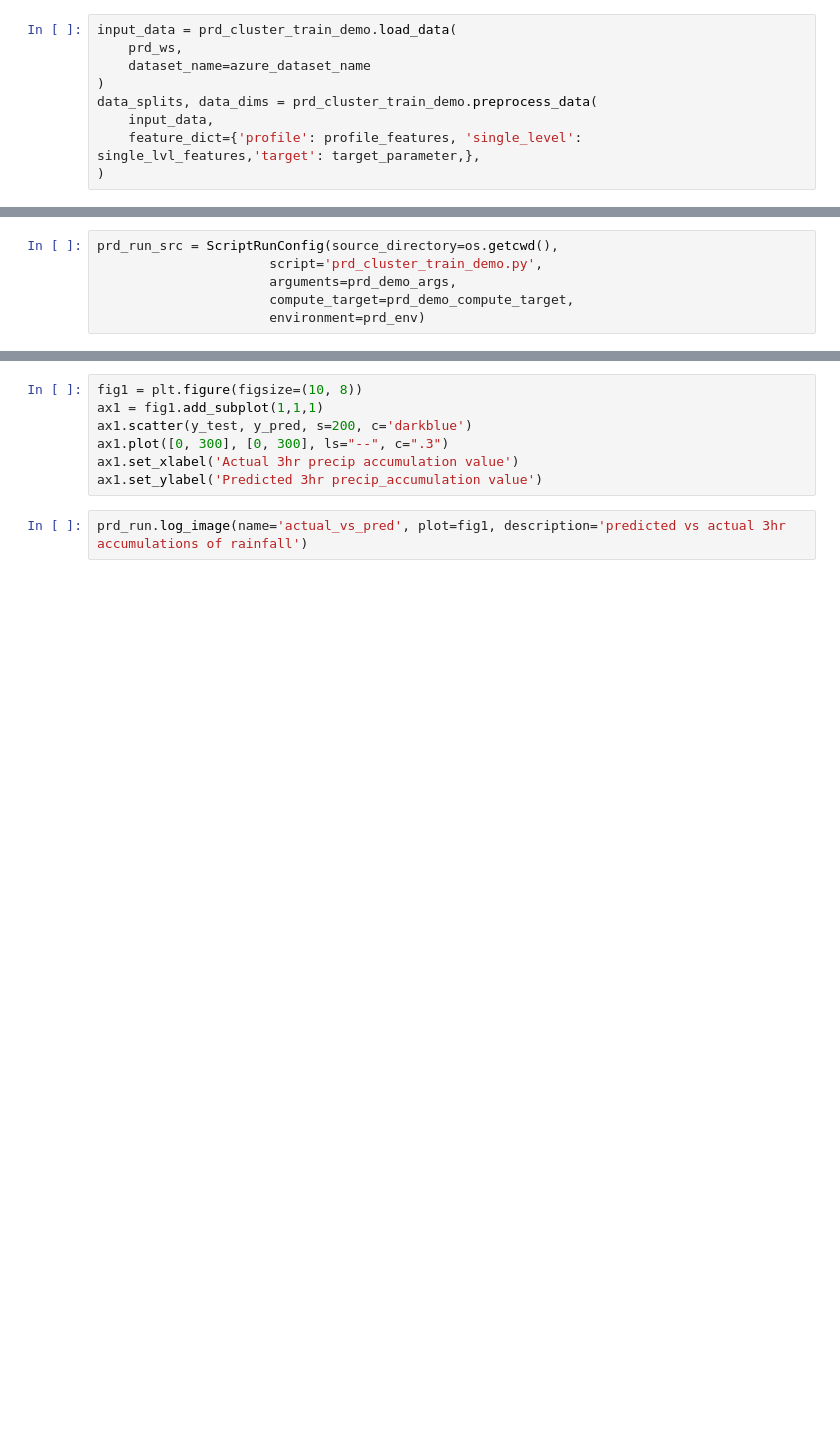
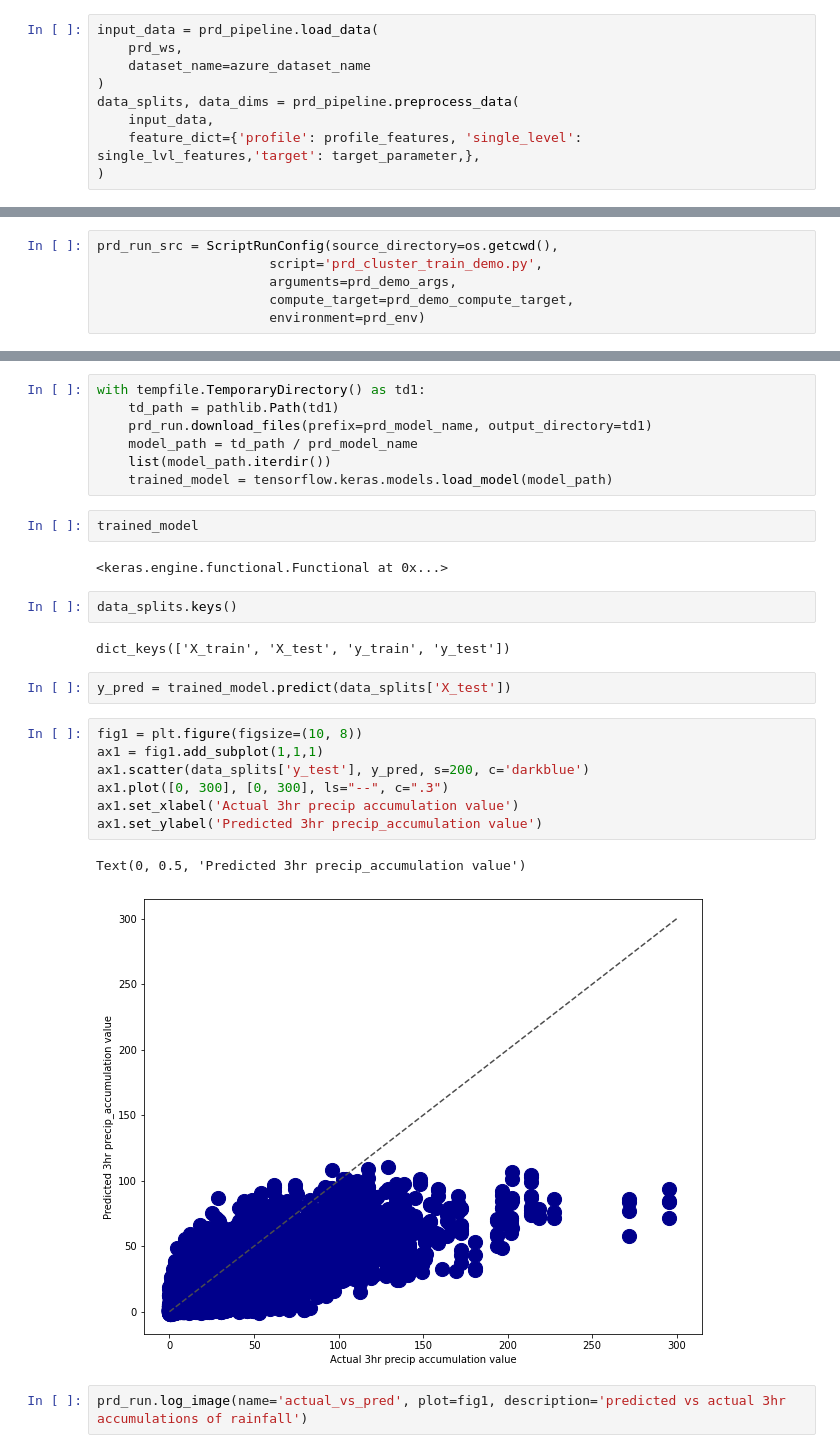
Before and after one commit to informatics-lab/precip_rediagnosis, a Jupyter notebook: model_pipeline/prd_mlops_azml_cluster_demo.ipynb, the cells around one changed output, grey strips where cells are left out. Saved outputs shown, nothing was run; the diff lists cells and outputs as text; blank space fills up the shorter version.

Commit message:
Updated notebook code to do some inference and plotting with trained model.

```diff
--- a/model_pipeline/prd_mlops_azml_cluster_demo.ipynb
+++ b/model_pipeline/prd_mlops_azml_cluster_demo.ipynb
@@ -117,9 +70,9 @@ sklearn.__version__
 # %%
-input_data = prd_cluster_train_demo.load_data(
+input_data = prd_pipeline.load_data(
     prd_ws,
     dataset_name=azure_dataset_name
 )
-data_splits, data_dims = prd_cluster_train_demo.preprocess_data(
+data_splits, data_dims = prd_pipeline.preprocess_data(
     input_data,
     feature_dict={'profile': profile_features, 'single_level': single_lvl_features,'target': target_parameter,},
 )
@@ -203,10 +141,30 @@ plt.xlabel('epochs')
+# %%
+with tempfile.TemporaryDirectory() as td1:
+    td_path = pathlib.Path(td1)
+    prd_run.download_files(prefix=prd_model_name, output_directory=td1)
+    model_path = td_path / prd_model_name
+    list(model_path.iterdir())
+    trained_model = tensorflow.keras.models.load_model(model_path)
+# %%
+trained_model
+# %% [output]
+<keras.engine.functional.Functional at 0x...>
+# %%
+data_splits.keys()
+# %% [output]
+dict_keys(['X_train', 'X_test', 'y_train', 'y_test'])
+# %%
+y_pred = trained_model.predict(data_splits['X_test'])
 # %%
 fig1 = plt.figure(figsize=(10, 8))
 ax1 = fig1.add_subplot(1,1,1)
-ax1.scatter(y_test, y_pred, s=200, c='darkblue')
+ax1.scatter(data_splits['y_test'], y_pred, s=200, c='darkblue')
 ax1.plot([0, 300], [0, 300], ls="--", c=".3")
 ax1.set_xlabel('Actual 3hr precip accumulation value')
 ax1.set_ylabel('Predicted 3hr precip_accumulation value')
+# %% [output]
+Text(0, 0.5, 'Predicted 3hr precip_accumulation value')
+[figure, added]
 # %%
 prd_run.log_image(name='actual_vs_pred', plot=fig1, description='predicted vs actual 3hr accumulations of rainfall')
 # %%
```
Also changed, not shown: parts of 12 cells of this notebook, 2 other files.
